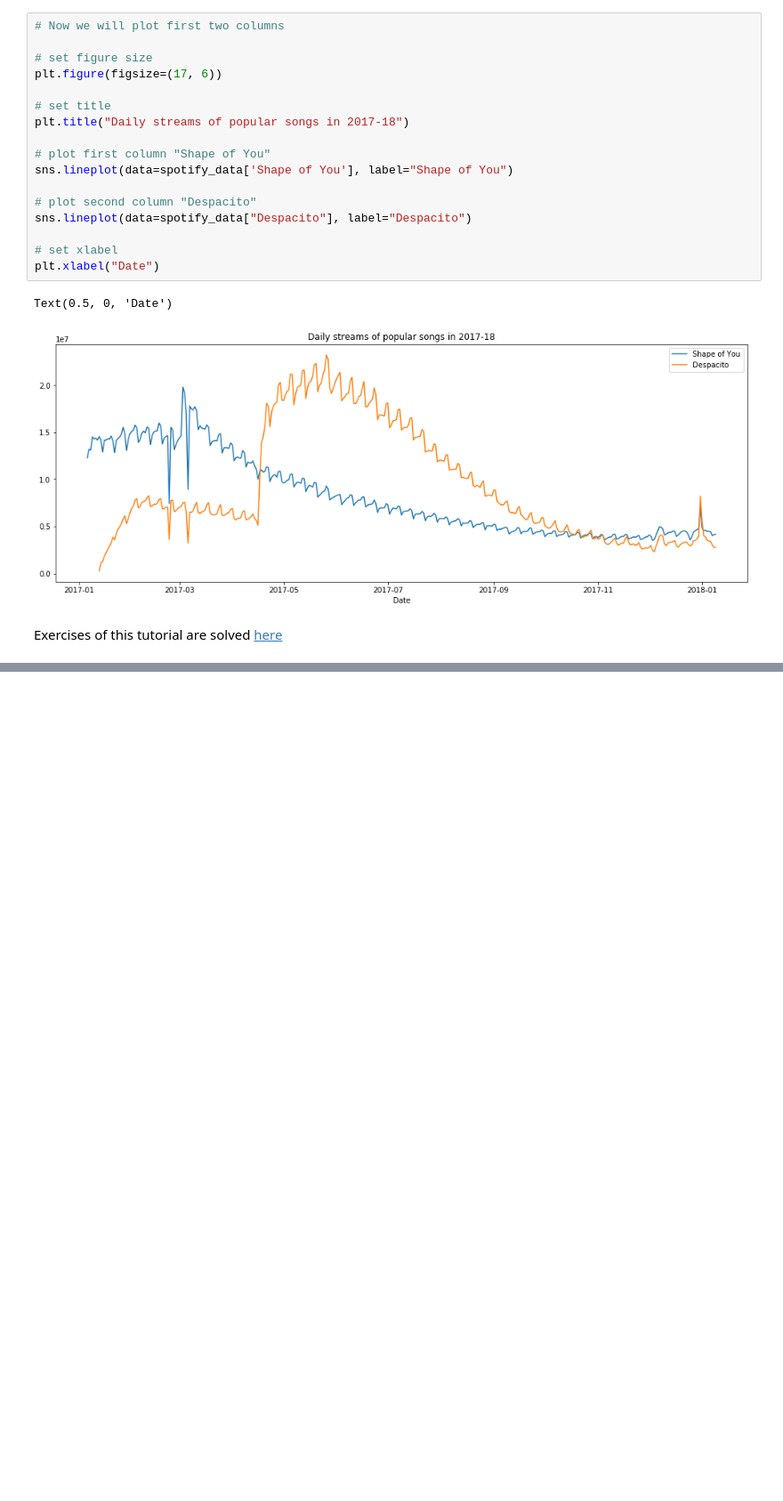
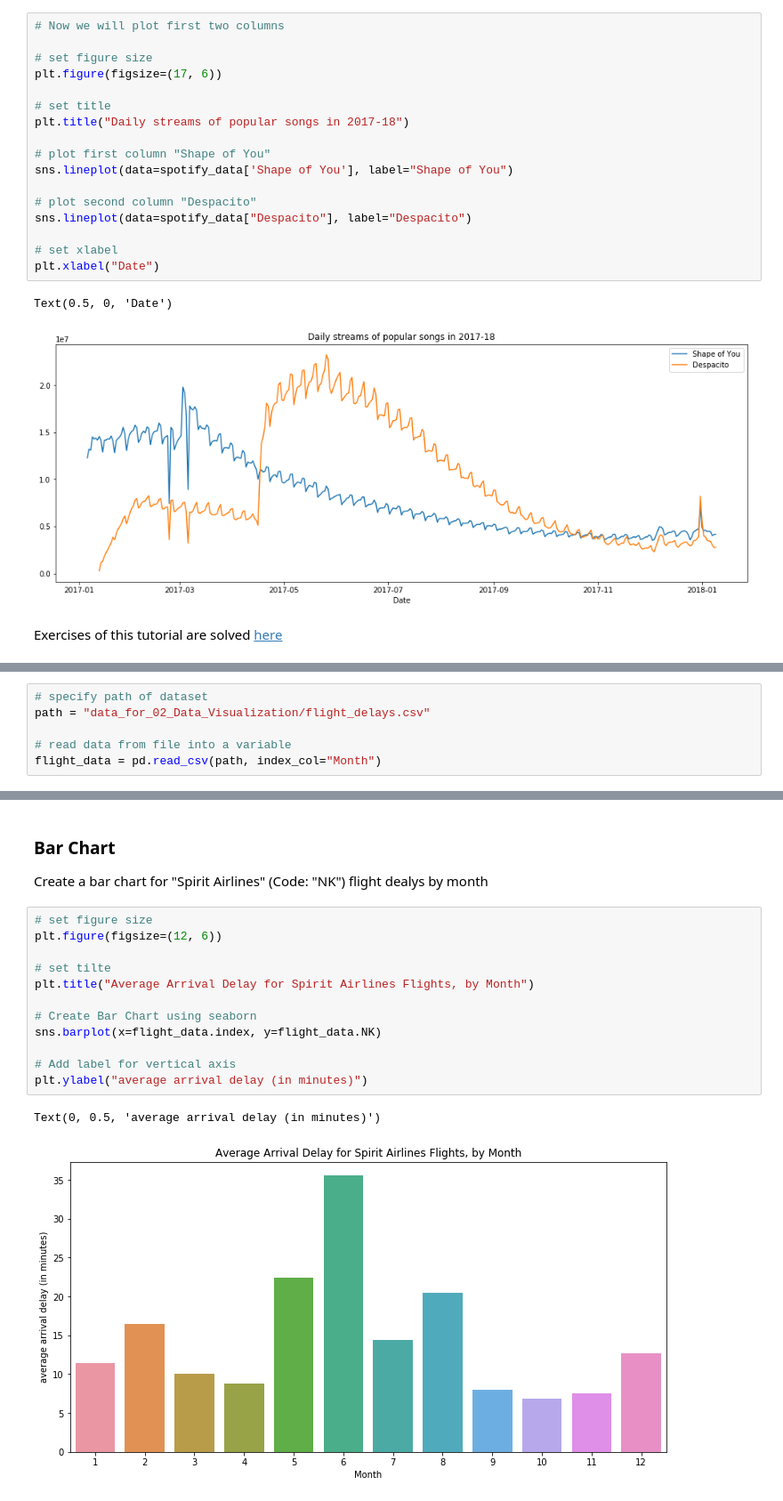
Before and after one commit to ShreyasJothish/datasciencestudygroup, a Jupyter notebook: MahendraBishnoi/02_Data_Visualization_From_Non_Coder_to_Coder.ipynb, the cells around one changed output, grey strips where cells are left out. Shown: that part at 89% size. Cells and saved outputs as stored; diff of their text form; blank space fills up the shorter version.

Commit message:
Completed tutorial on Bar Chart and Heat Map and its exercises.

```diff
--- a/MahendraBishnoi/02_Data_Visualization_From_Non_Coder_to_Coder.ipynb
+++ b/MahendraBishnoi/02_Data_Visualization_From_Non_Coder_to_Coder.ipynb
@@ -168,0 +184,6 @@ Exercises of this tutorial are solved [here](https://www.kaggle.com/mahendrabish
+# %%
+# specify path of dataset
+path = "data_for_02_Data_Visualization/flight_delays.csv"
+
+# read data from file into a variable
+flight_data = pd.read_csv(path, index_col="Month")
@@ -168,0 +209,18 @@ Exercises of this tutorial are solved [here](https://www.kaggle.com/mahendrabish
+# %% [markdown]
+### Bar Chart
+Create a bar chart for "Spirit Airlines" (Code: "NK") flight dealys by month
+# %%
+# set figure size
+plt.figure(figsize=(12, 6))
+
+# set tilte
+plt.title("Average Arrival Delay for Spirit Airlines Flights, by Month")
+
+# Create Bar Chart using seaborn
+sns.barplot(x=flight_data.index, y=flight_data.NK)
+
+# Add label for vertical axis
+plt.ylabel("average arrival delay (in minutes)")
+# %% [output]
+Text(0, 0.5, 'average arrival delay (in minutes)')
+[figure, added]
```
Also changed, not shown: parts of 10 cells of this notebook.
